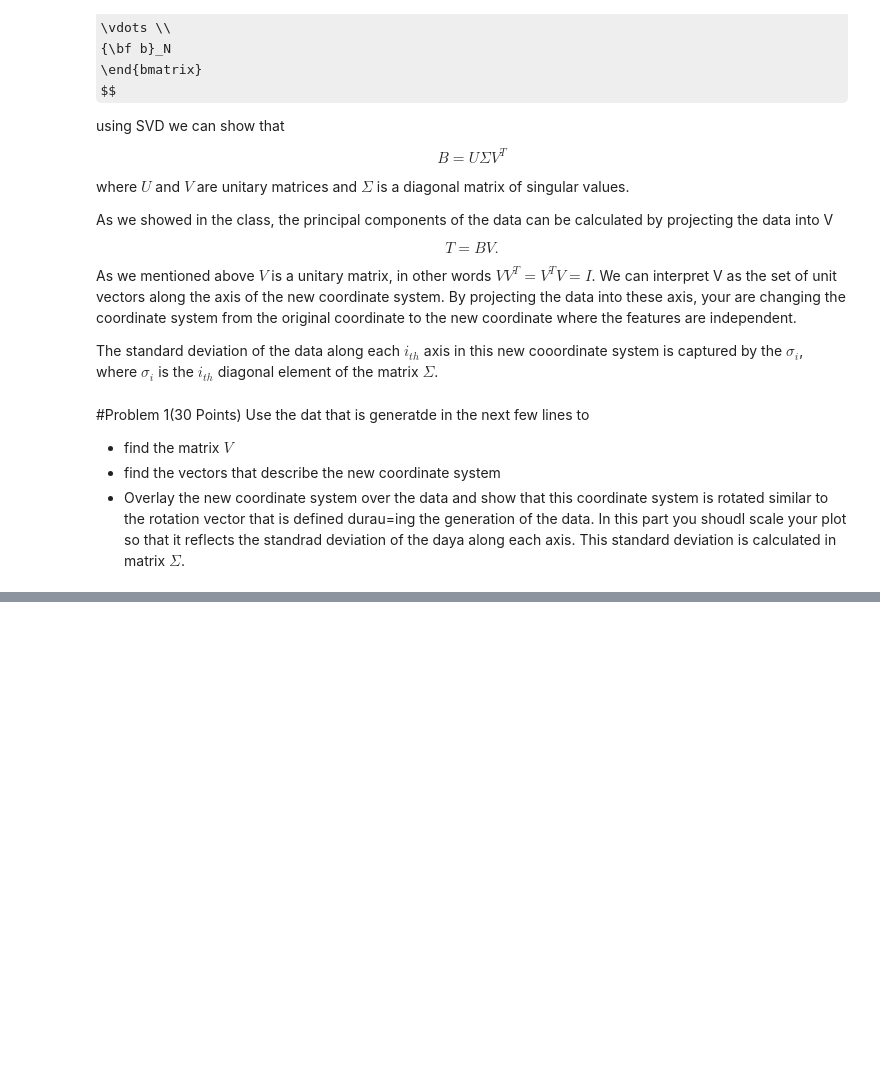
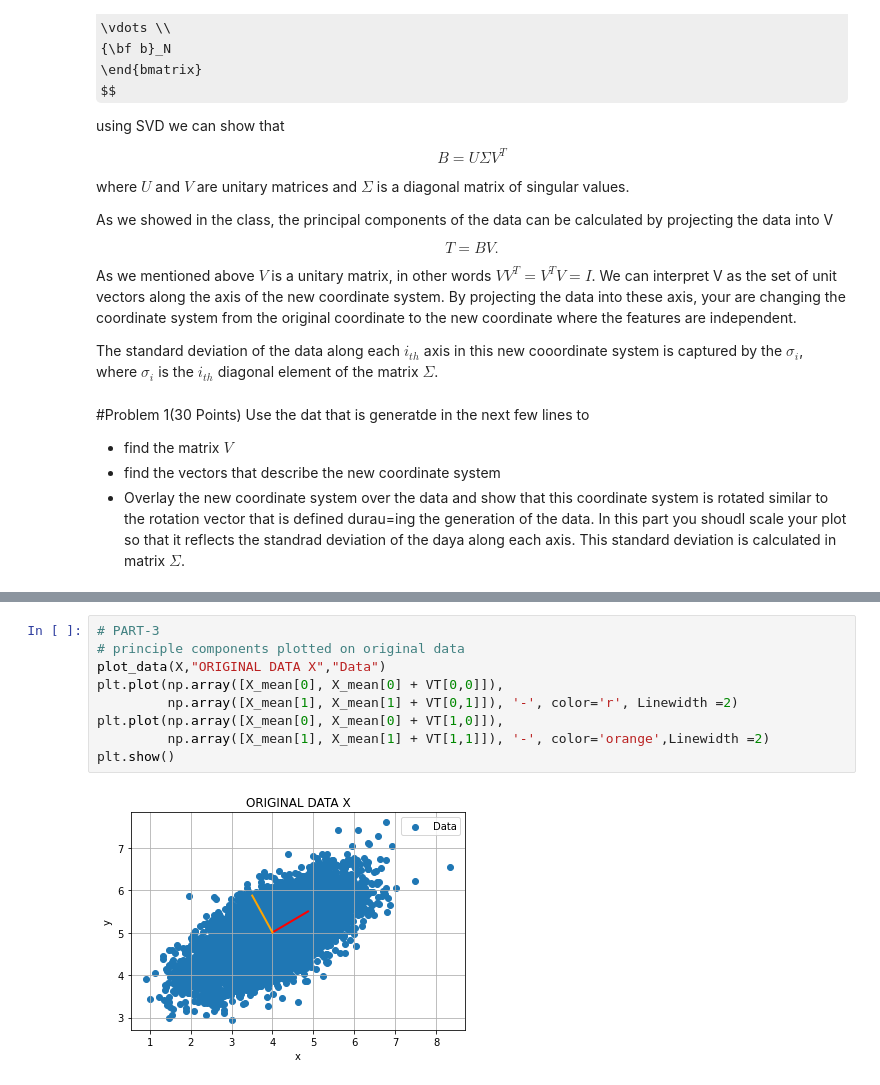
Before and after one commit to patty-13/MSML-603-UMD-MACHINE-LEARNING, a Jupyter notebook: HW10_PRATYUSH_SETHI_119344675.ipynb, the cells around one changed output, grey strips where cells are left out. Drawn from its saved outputs; the diff is of its cells as text; some formulas as TeX source; blank space fills up the shorter version.

```diff
--- a/HW10_PRATYUSH_SETHI_119344675.ipynb
+++ b/HW10_PRATYUSH_SETHI_119344675.ipynb
@@ -165,0 +167,11 @@ MEAN SUBTRACTED DATA
+# %%
+# PART-3
+# principle components plotted on original data
+plot_data(X,"ORIGINAL DATA X","Data")
+plt.plot(np.array([X_mean[0], X_mean[0] + VT[0,0]]),
+         np.array([X_mean[1], X_mean[1] + VT[0,1]]), '-', color='r', Linewidth =2)
+plt.plot(np.array([X_mean[0], X_mean[0] + VT[1,0]]),
+         np.array([X_mean[1], X_mean[1] + VT[1,1]]), '-', color='orange',Linewidth =2)
+plt.show()
+# %% [output]
+[figure, added]
```
Also changed, not shown: parts of 10 cells of this notebook.
